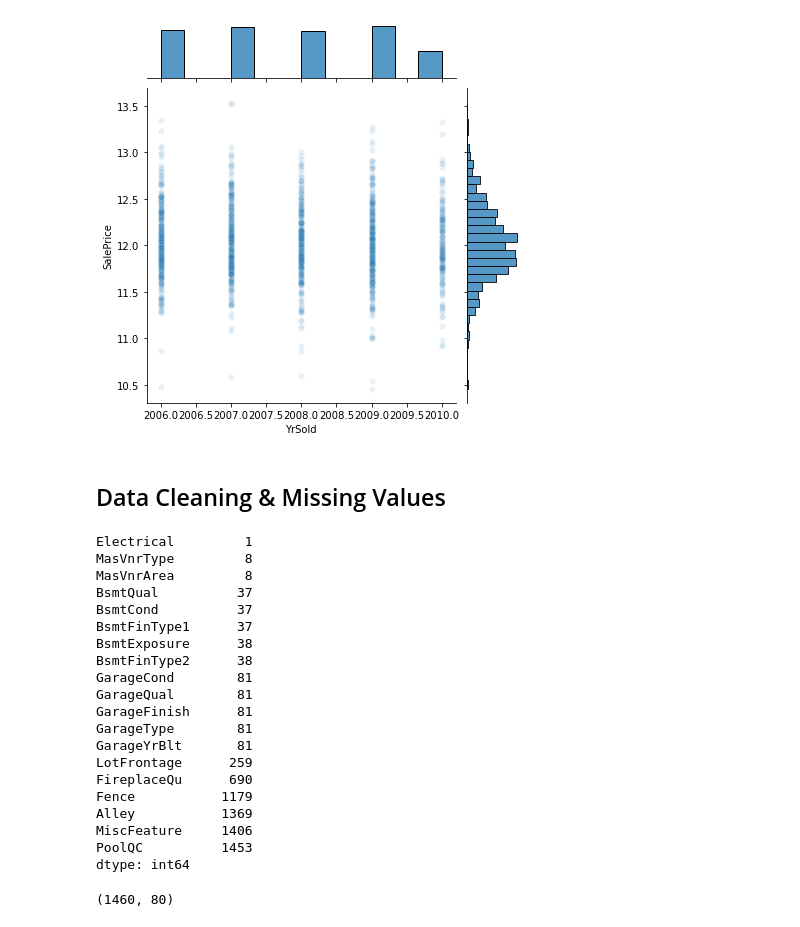
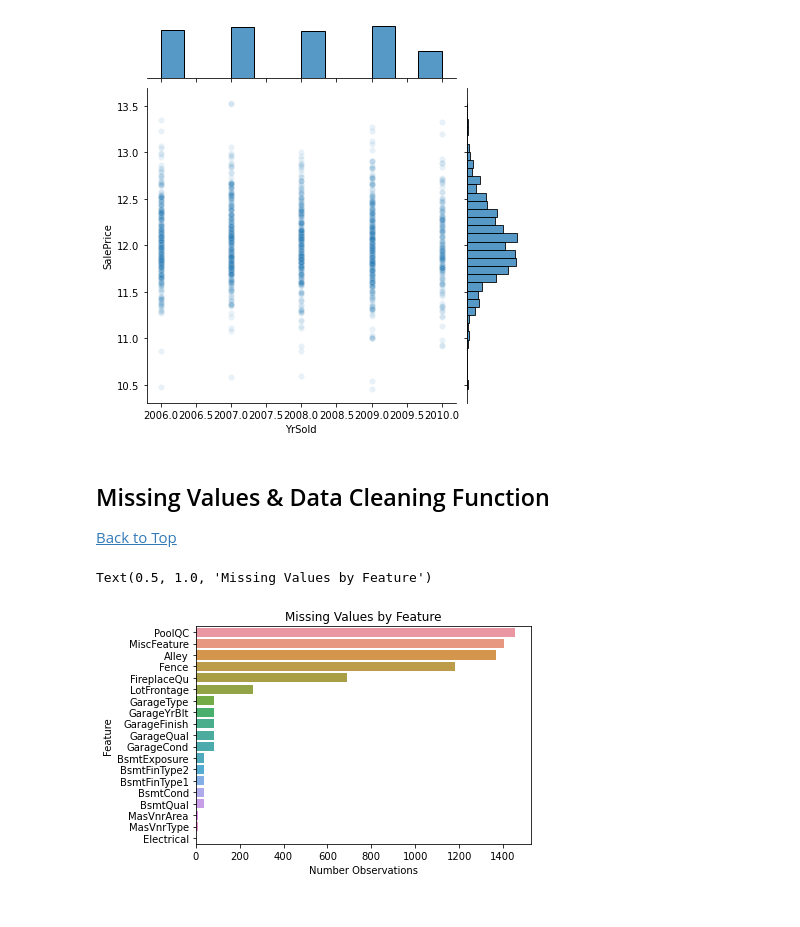
Before and after one commit to jwelch1123/ames_housing, a Jupyter notebook: ames_housing.ipynb, the cells around one changed output. Cells and saved outputs as stored; diff of their text form; code cells hidden in the pictures.

```diff
--- a/ames_housing.ipynb
+++ b/ames_housing.ipynb
@@ -432,35 +442,16 @@ dtype: int64
 [figure]
 [figure]
 # %% [markdown]
-## Data Cleaning & Missing Values <a id='cleaning'></a>
+## Missing Values & Data Cleaning Function  <a id='cleaning'></a>
+
+[Back to Top](#top)
 # %%
 nulls = train.isnull().sum(axis =0)
-
-nulls.sort_values(ascending =False)
-
-nulls[nulls.values !=0].sort_values()
+nulls = nulls[nulls.values !=0].sort_values(ascending=False)
+plot  = sns.barplot(x = nulls.values, y = nulls.index, orient='h')
+plot.set_ylabel("Feature")
+plot.set_xlabel("Number Observations")
+plot.set_title("Missing Values by Feature")
 # %% [output]
-Electrical         1
-MasVnrType         8
-MasVnrArea         8
-BsmtQual          37
-BsmtCond          37
-BsmtFinType1      37
-BsmtExposure      38
-BsmtFinType2      38
-GarageCond        81
-GarageQual        81
-GarageFinish      81
-GarageType        81
-GarageYrBlt       81
-LotFrontage      259
-FireplaceQu      690
-Fence           1179
-Alley           1369
-MiscFeature     1406
-PoolQC          1453
-dtype: int64
+Text(0.5, 1.0, 'Missing Values by Feature')
+[figure, added]
-# %%
-train.shape
-# %% [output]
-(1460, 80)
```
Also changed, not shown: parts of 42 cells of this notebook, 1 other file.
